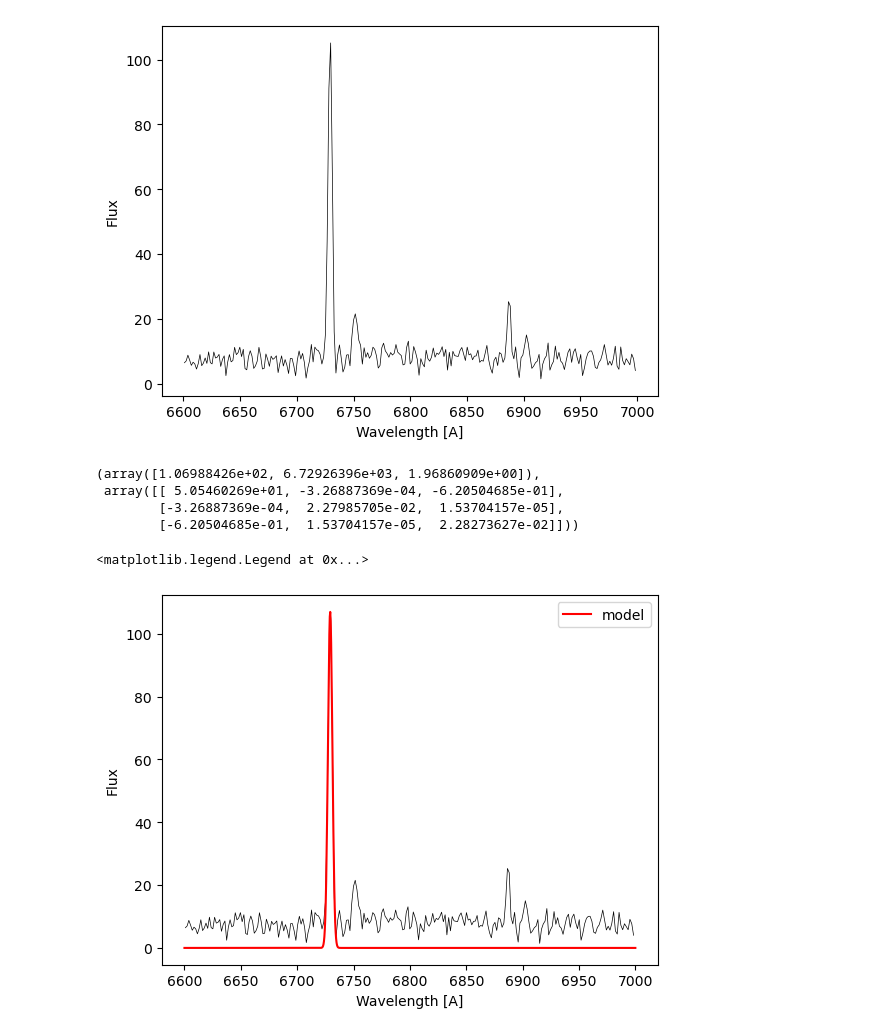
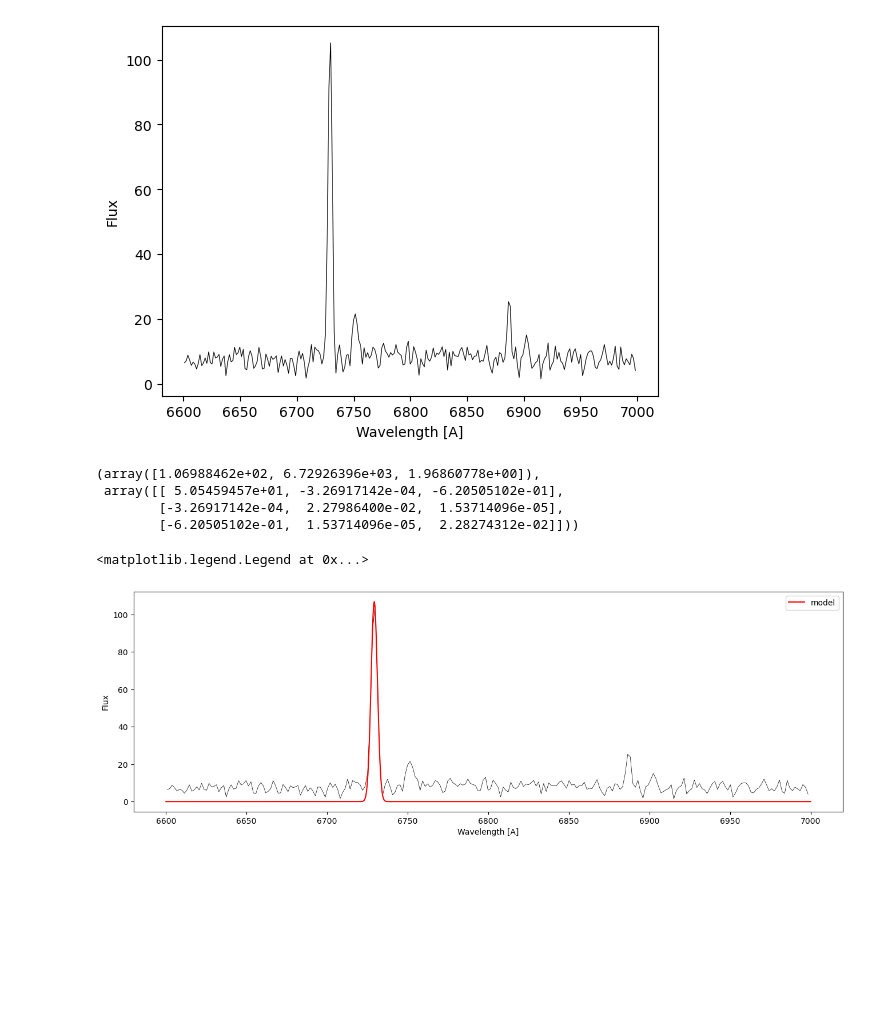
Before and after one commit to jeremychoy/scientific-data-analysis, a Jupyter notebook: Jeremy/ch7/7-1_exercise.ipynb, the cells around one changed output. Saved outputs shown, nothing was run; the diff lists cells and outputs as text; code cells hidden in the pictures; blank space fills up the shorter version.

```diff
--- a/Jeremy/ch7/7-1_exercise.ipynb
+++ b/Jeremy/ch7/7-1_exercise.ipynb
@@ -33,26 +33,26 @@ def gauss(x, amp, loc, sigma):
     return amp * np.exp(-((x - loc)**2) / (2 * sigma**2))
 # %%
 from scipy.optimize import curve_fit
-guess = [100, 6730, 0.25]
+guess = [110, 6720, 0.5]
 fit = curve_fit(f=gauss, xdata=wl_use, ydata=fl_use, p0=guess)
 fit
 # %% [output]
-(array([1.06988426e+02, 6.72926396e+03, 1.96860909e+00]),
- array([[ 5.05460269e+01, -3.26887369e-04, -6.20504685e-01],
-        [-3.26887369e-04,  2.27985705e-02,  1.53704157e-05],
-        [-6.20504685e-01,  1.53704157e-05,  2.28273627e-02]]))
+(array([1.06988462e+02, 6.72926396e+03, 1.96860778e+00]),
+ array([[ 5.05459457e+01, -3.26917142e-04, -6.20505102e-01],
+        [-3.26917142e-04,  2.27986400e-02,  1.53714096e-05],
+        [-6.20505102e-01,  1.53714096e-05,  2.28274312e-02]]))
 # %%
 xx = np.linspace(6600,7000,1000)
 # %%
-fig, ax = plt.subplots()
+fig, ax = plt.subplots(figsize=(16,5))
 ax.plot(wl_use, fl_use, lw=0.5, color='k')
 
 ax.set_xlabel('Wavelength [A]')
 ax.set_ylabel('Flux')
 
 params = fit[0]
 ax.plot(xx, gauss(xx, *params), label='model', color='r')
 ax.legend()
 # %% [output]
 <matplotlib.legend.Legend at 0x...>
-[figure, old version]
+[figure, new version]
```
